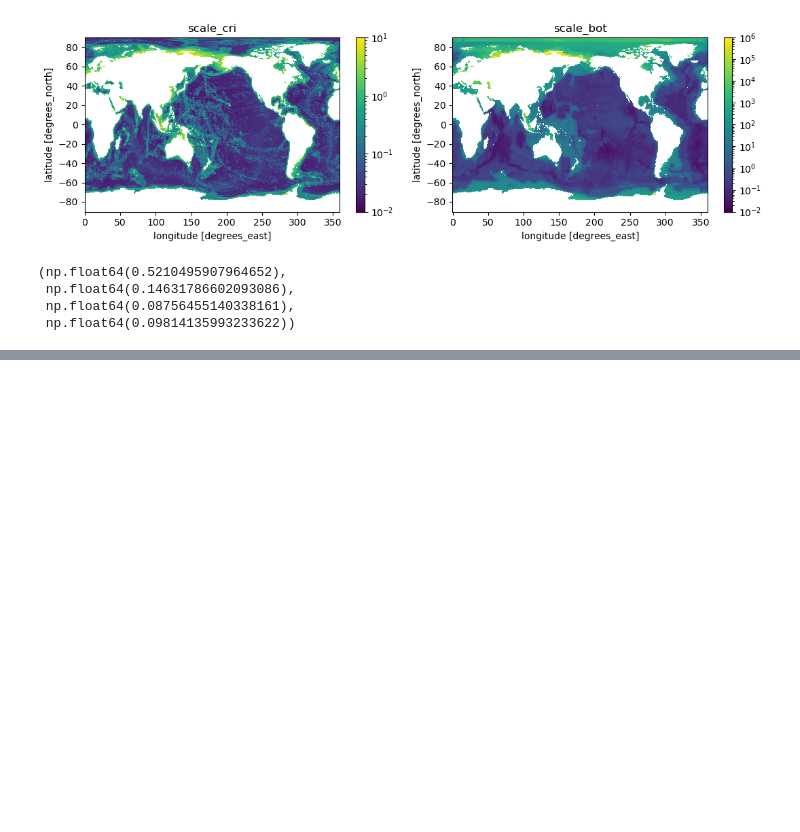
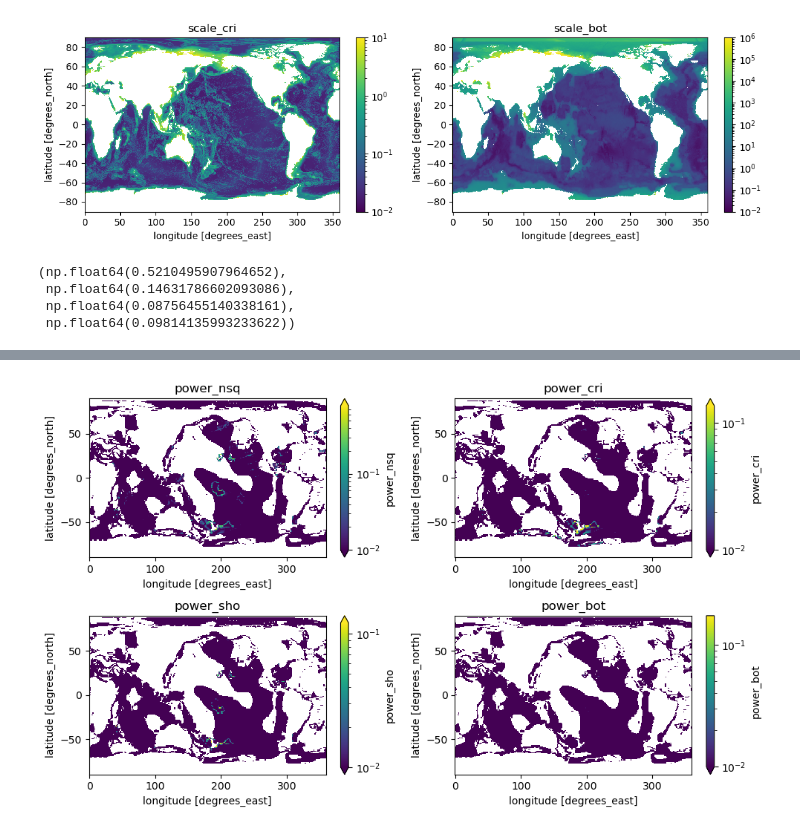
Before and after one commit to asozza/ecearth-quests, a Jupyter notebook: epochal/analysis/iwm-analysis.ipynb, the cells around one changed output, grey strips where cells are left out. Saved outputs shown, nothing was run; the diff lists cells and outputs as text; code cells hidden in the pictures; blank space fills up the shorter version.

```diff
--- a/epochal/analysis/iwm-analysis.ipynb
+++ b/epochal/analysis/iwm-analysis.ipynb
@@ -320,0 +329,17 @@ plt.show()
+# %%
+# create mask for eocene
+topo_eocene_remap = xr.open_dataset("/perm/itas/data/nemo/iwm/herold_etal_eocene_topo_r360x180.nc")
+topo_eocene_remap['bathymetry'] = -topo_eocene_remap['topo'].where(topo_eocene_remap['topo'] < 0)
+topo_eocene_remap['mask'] = topo_eocene_remap['bathymetry'].where(topo_eocene_remap['bathymetry'].isnull(), 1)
+# %%
+# broadcasted fields
+b_nsq = p_nsq_lat.broadcast_like(iwm_modern_remap['tidal_dissipation'])
+b_cri = p_cri_lat.broadcast_like(iwm_modern_remap['tidal_dissipation'])
+b_sho = p_sho_lat.broadcast_like(iwm_modern_remap['tidal_dissipation'])
+b_bot = p_bot_lat.broadcast_like(iwm_modern_remap['tidal_dissipation'])
+# %%
+# create new fields
+iwm_eocene_remap['power_nsq'] = topo_eocene_remap['mask']*b_nsq*iwm_eocene_remap['eo_tidal_dissipation']
+iwm_eocene_remap['power_cri'] = topo_eocene_remap['mask']*b_cri*iwm_eocene_remap['eo_tidal_dissipation']
+iwm_eocene_remap['power_bot'] = topo_eocene_remap['mask']*b_sho*iwm_eocene_remap['eo_tidal_dissipation']
+iwm_eocene_remap['power_sho'] = topo_eocene_remap['mask']*b_bot*iwm_eocene_remap['eo_tidal_dissipation']
@@ -320,0 +364,13 @@ plt.show()
+# %%
+fig, axes = plt.subplots(2, 2, figsize=(10, 6))
+iwm_eocene_remap['power_nsq'].plot(ax=axes[0][0], norm=colors.LogNorm(vmin=0.01, vmax=iwm_modern_remap['power_nsq'].max()))
+axes[0][0].set_title("power_nsq")
+iwm_eocene_remap['power_cri'].plot(ax=axes[0][1], norm=colors.LogNorm(vmin=0.01, vmax=iwm_modern_remap['power_cri'].max()))
+axes[0][1].set_title("power_cri")
+iwm_eocene_remap['power_sho'].plot(ax=axes[1][0], norm=colors.LogNorm(vmin=0.01, vmax=iwm_modern_remap['power_sho'].max()))
+axes[1][0].set_title("power_sho")
+iwm_eocene_remap['power_bot'].plot(ax=axes[1][1], norm=colors.LogNorm(vmin=0.01, vmax=iwm_modern_remap['power_bot'].max()))
+axes[1][1].set_title("power_bot")
+plt.tight_layout()
+# %% [output]
+[figure, added]
```
Also changed, not shown: parts of 8 cells of this notebook.
